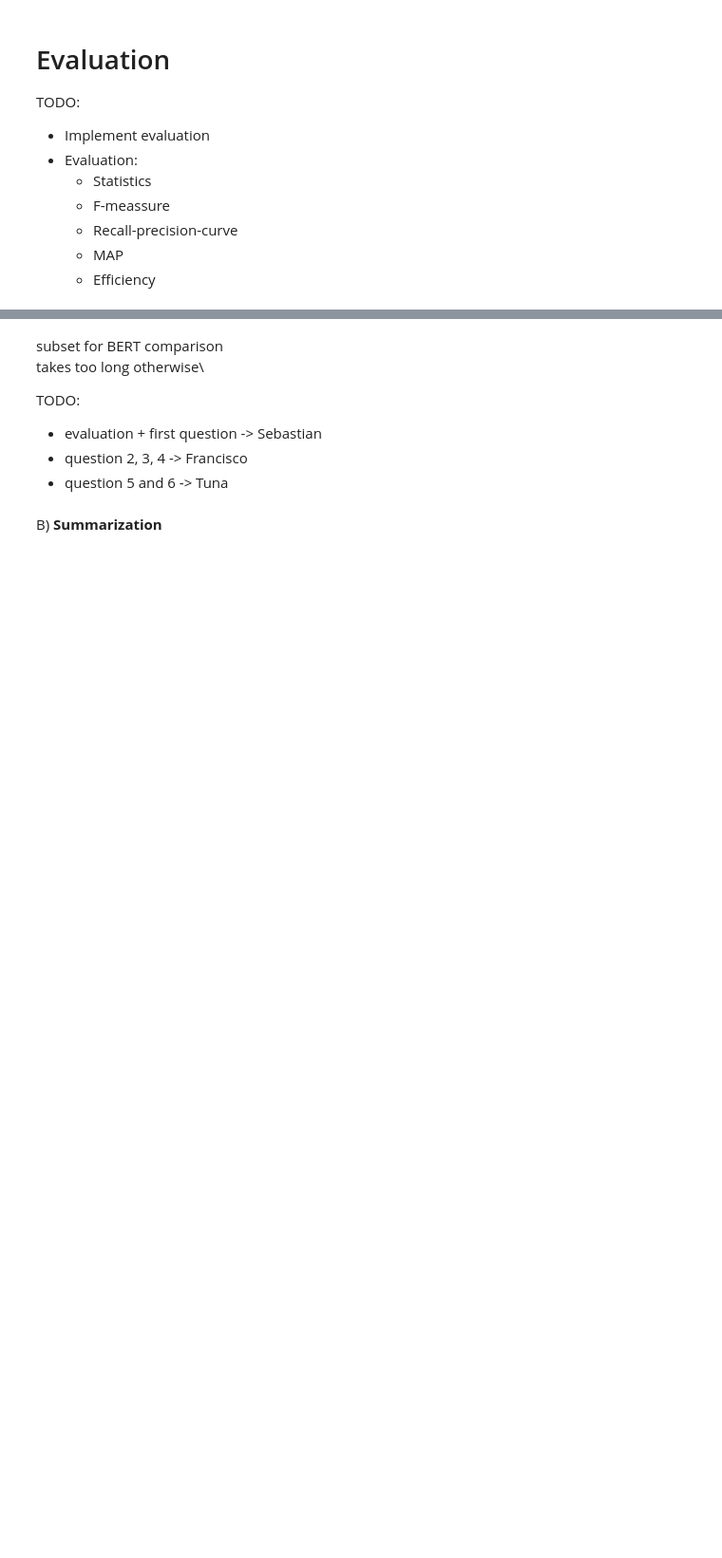
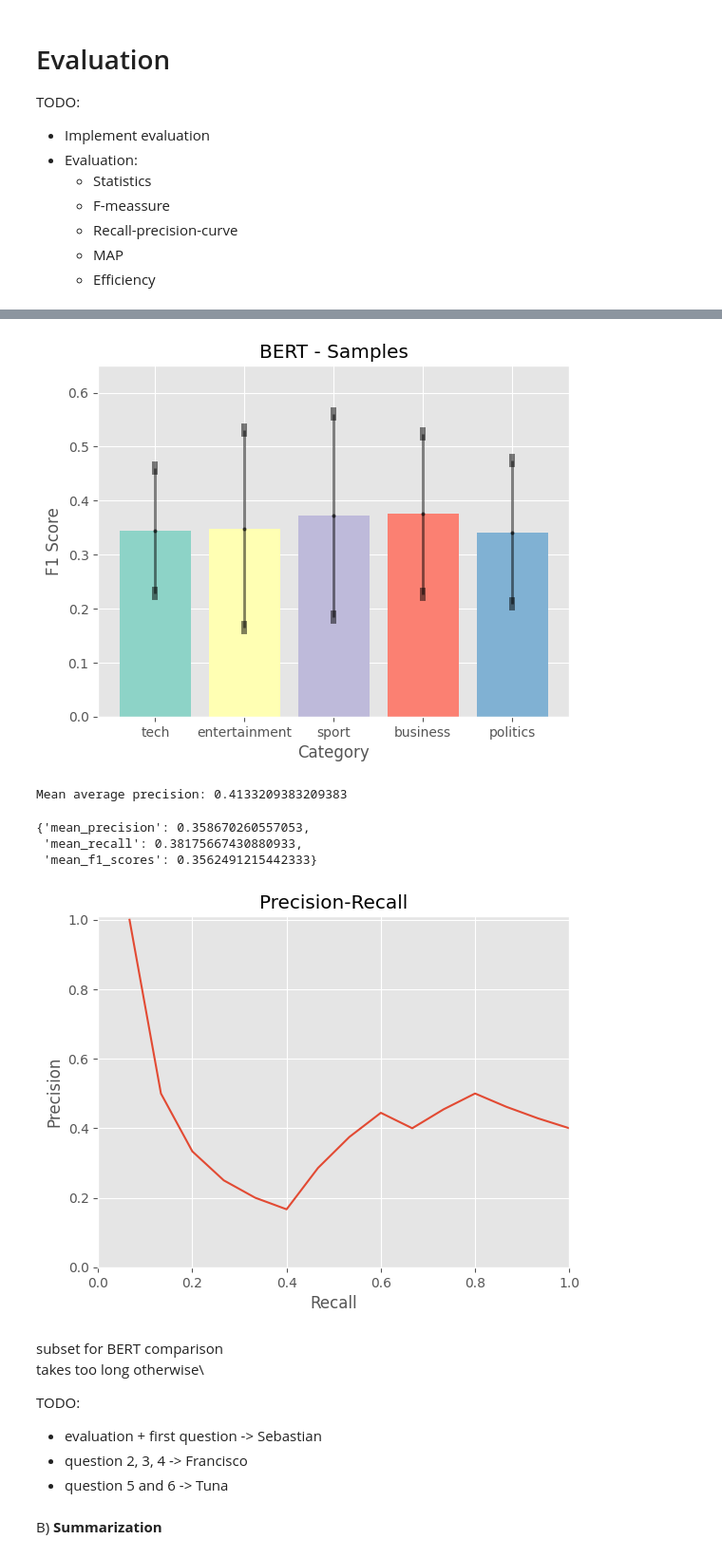
Before and after one commit to 1-0-GO/PRI2024, a Jupyter notebook: Gxx_P1_notebook.ipynb, the cells around one changed output, grey strips where cells are left out. Shown at 95% size. Drawn from its saved outputs; the diff is of its cells as text; code cells hidden in the pictures; blank space fills up the shorter version.

```diff
--- a/Gxx_P1_notebook.ipynb
+++ b/Gxx_P1_notebook.ipynb
@@ -872,4 +1028,7 @@ with open("./testing/extracts/tf_idf/categorized_scores.json", "r") as f:
 # %%
 with open("./testing/extracts/bm25/categorized_scores.json", "r") as f:
     bm25_extract = json.load(f)
+# %%
+with open("./testing/extracts/bert/categorized_scores.json", "r") as f:
+    bert_extract = json.load(f)
 # %%
@@ -879,3 +1052,12 @@ evaluation(categorized_summary_sentence_indices, bm25_extract, category_names=ca
+# %%
+evaluation(categorized_summary_sentence_indices, bert_extract, category_names=category_names, model_name="BERT - Samples", p=7)
+# %% [output]
+[figure, added]
+Mean average precision: 0.4133209383209383
+{'mean_precision': 0.358670260557053,
+ 'mean_recall': 0.38175667430880933,
+ 'mean_f1_scores': 0.3562491215442333}
+[figure, added]
 # %% [markdown]
 subset for BERT comparison\
 takes too long otherwise\
```
Also changed, not shown: parts of 29 cells of this notebook, 4 other files.
